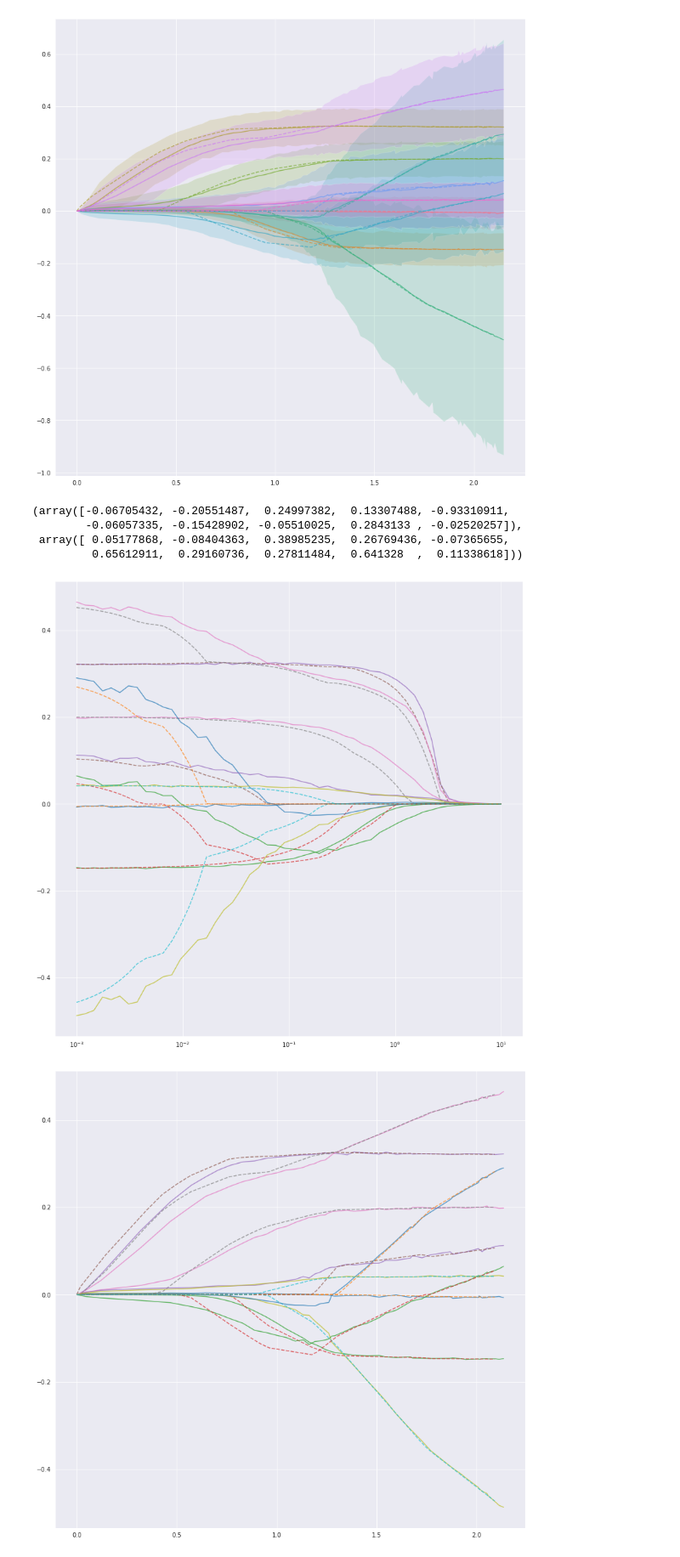
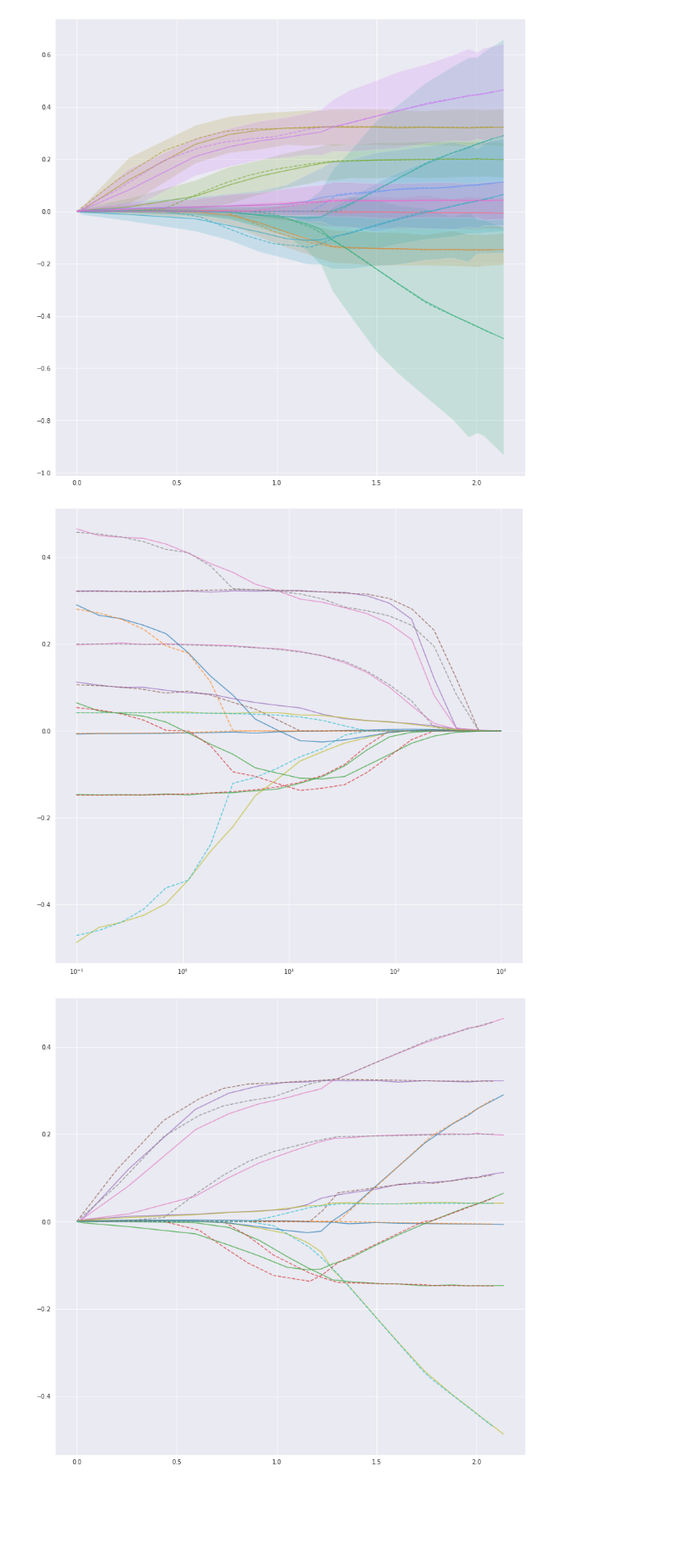
Before and after one commit to marcello-negri/manifold_flow, a Jupyter notebook: regression.ipynb, the cells around one changed output. Shown at 85% size. Saved outputs shown, nothing was run; the diff lists cells and outputs as text; code cells hidden in the pictures; blank space fills up the shorter version.

```diff
--- a/regression.ipynb
+++ b/regression.ipynb
@@ -251,3 +487,3 @@ plt.show()
 # %%
-samples_sorted, norm_sorted, kl_sorted = sample_beta(flow, X_tensor, y_tensor, sigma=params['sigma'], norm_min=params['norm_min'],
-                                                     norm_max=params['norm_max'], context_size=1, sample_size=1000, n_iter=100, device='cuda')
+samples_sorted, norm_sorted, kl_sorted = sample_beta(flow_manifold, X_tensor, y_tensor, sigma=params_flow_manifold['sigma'], norm_min=params_flow_manifold['norm_min'],
+                                                     norm_max=params_flow_manifold['norm_max'], context_size=1, sample_size=1000, n_iter=100, device='cuda')
@@ -295,3 +490,14 @@ def plot_betas_norm(samples_sorted, norm_sorted, X_np, y_np, norm=1, a=0.95, fol
+# %%
+a = 0.95
+marg_log_lik = -kl_sorted
+l_quant = np.quantile(marg_log_lik, 1 - a, axis=1)
+sample_mean = np.mean(marg_log_lik, axis=1)
+r_quant = np.quantile(marg_log_lik, a, axis=1)
+
+fig, ax = plt.subplots(figsize=(14, 14))
+ax.plot(norm_sorted, sample_mean, alpha=0.7, linewidth=1.5)
+ax.fill_between(norm_sorted, l_quant, r_quant, alpha=0.2)
+plt.vlines(norm_sorted[sample_mean.argmax()], ymin=sample_mean.min(), ymax=sample_mean.max())
 # %%
 plot_betas_norm(samples_sorted, norm_sorted, X_np, y_np, norm=params['q'], a=0.95, folder_name=dir_name)
 # %% [output]
@@ -320,13 +566,13 @@ r['source']('bayes_lasso.R')# Loading the function we have defined in R.
 bayes_function = robjects.globalenv['bayes_function']# Reading and processing data
 bayes_function_opt_alpha  = (robjects.globalenv)['bayes_function_opt_alpha']# Reading and processing data
 # %%
-alphas_lasso = np.logspace(-3, 1, 100)
+alphas_lasso = np.logspace(-1, 3, 20)
 coefs, ci_l, ci_r = [], [], []
 conf = 0.95
 for alpha in alphas_lasso:
     print("=+"*100)
     print('alpha: ', alpha)
-    df_result = bayes_function(data_df, alpha=alpha, chain=2)
+    df_result = bayes_function(data_df, alpha=1/alpha, chain=1)
     bayes_samples = np.array(pd.DataFrame(df_result)).T
     bayes_samples = bayes_samples[:,1:-1]
     l_quant = np.quantile(bayes_samples, 1 - conf, axis=0)
@@ -342,7 +606,7 @@ ci_r = np.array(ci_r)
 # %%
 norm = 1.
 beta_sklearn = np.array(
-            [Lasso(alpha=alpha, fit_intercept=False).fit(X_np, y_np).coef_ for alpha in tqdm.tqdm(alphas_lasso/X_np.shape[-1])])
+            [Lasso(alpha=alpha, fit_intercept=False).fit(X_np, y_np).coef_ for alpha in tqdm.tqdm(alphas_lasso/X_np.shape[0]/2)])
 sklearn_norm = np.power(np.power(np.abs(beta_sklearn), norm).sum(1), 1 / norm)
 
 sklearn_sorted_idx = sklearn_norm.argsort()
@@ -368,26 +632,19 @@ with sns.axes_style("darkgrid"):
     plt.show()
 # %% [output]
 [figure]
-# %%
-ci_l_sorted[-1,:], ci_r_sorted[-1, :]
-# %% [output]
-(array([-0.06705432, -0.20551487,  0.24997382,  0.13307488, -0.93310911,
-        -0.06057335, -0.15428902, -0.05510025,  0.2843133 , -0.02520257]),
- array([ 0.05177868, -0.08404363,  0.38985235,  0.26769436, -0.07365655,
-         0.65612911,  0.29160736,  0.27811484,  0.641328  ,  0.11338618]))
 # %%
 fig, ax = plt.subplots(figsize=(14, 14))
 beta_sklearn = np.array(
-            [Lasso(alpha=alpha, fit_intercept=True).fit(X_np, y_np).coef_ for alpha in tqdm.tqdm(alphas_lasso/X_np.shape[1])])
+            [Lasso(alpha=alpha, fit_intercept=True).fit(X_np, y_np).coef_ for alpha in tqdm.tqdm(alphas_lasso/X_np.shape[0]/2)])
 
 with sns.axes_style("darkgrid"):
     for i in range(X_np.shape[-1]):
         # color = [i % X_np.shape[-1]]
-        ax.plot(alphas_lasso[::-1], coefs[:,i],alpha=0.7, linewidth=1.5)
+        ax.plot(alphas_lasso, coefs[:,i],alpha=0.7, linewidth=1.5)
         ax.plot(alphas_lasso, beta_sklearn[:, i], linestyle='--', linewidth=1.5, alpha=0.7)
         plt.xscale('log')
 # %% [output]
-[figure, old version]
+[figure, new version]
 # %%
 fig, ax = plt.subplots(figsize=(14, 14))
 with sns.axes_style("darkgrid"):
```
Also changed, not shown: parts of 26 cells of this notebook.
